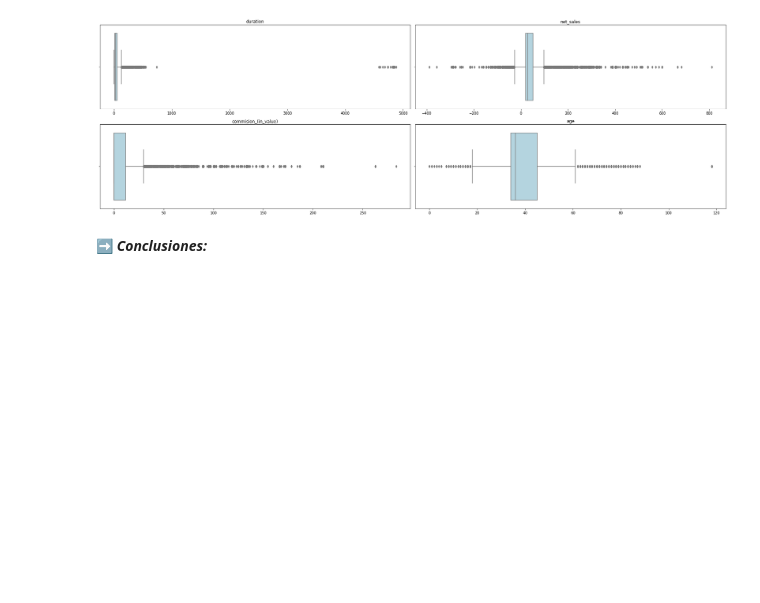
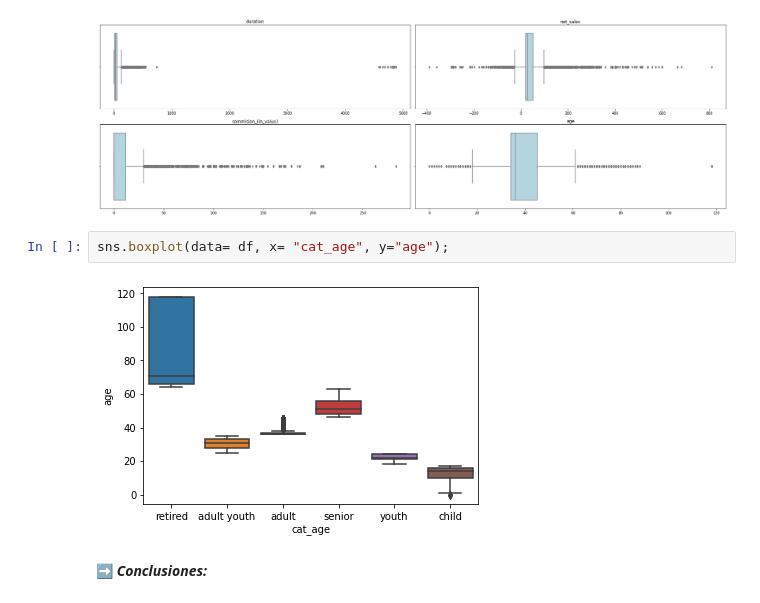
Before and after one commit to Adalab/DA-promo-c-modulo-3-sprint-1-Mina-Mai, a Jupyter notebook: Regresion_logistica/pp_regresion_logistica_1.ipynb, the cells around one changed output. Drawn from its saved outputs; the diff is of its cells as text; blank space fills up the shorter version.

```diff
--- a/Regresion_logistica/pp_regresion_logistica_1.ipynb
+++ b/Regresion_logistica/pp_regresion_logistica_1.ipynb
@@ -605,5 +723,9 @@ for indice, cate in enumerate(categorias):
 fig.tight_layout();
 # %% [output]
 [figure]
+# %%
+sns.boxplot(data= df, x= "cat_age", y="age");
+# %% [output]
+[figure, added]
 # %% [markdown]
 ➡️ **_Conclusiones:_**
```
Also changed, not shown: parts of 23 cells of this notebook, 3 other files.
